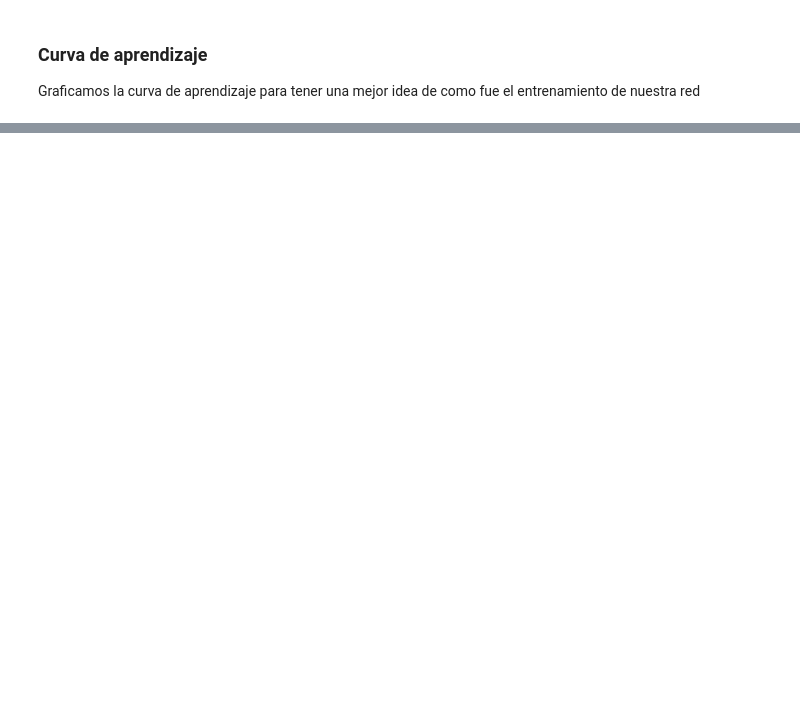
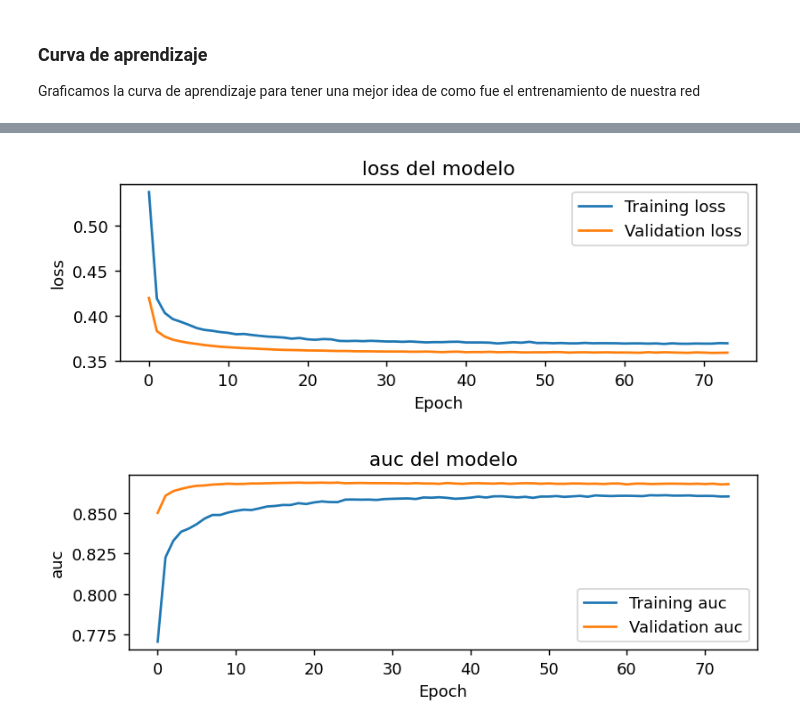
Before and after one commit to juan-roussilian/7506-Organizacion-de-Datos, a Jupyter notebook: TP2/red_neuronal.ipynb, the cells around one changed output, grey strips where cells are left out. Drawn from its saved outputs; the diff is of its cells as text; code cells hidden in the pictures; blank space fills up the shorter version.

```diff
--- a/TP2/red_neuronal.ipynb
+++ b/TP2/red_neuronal.ipynb
@@ -131,0 +248,13 @@ graficar_matriz_confusion(y_test_binario, y_pred.round())
+# %%
+dataframes_normalizados = normalizar_datos([X_train, X_test])
+X_train_norm = dataframes_normalizados[0]
+X_test_norm = dataframes_normalizados[1]
+# %%
+red_norm = crear_red(keras.optimizers.Adam(learning_rate=0.0001))
+
+historia_norm = red_norm.fit(
+    X_train_norm, y_train_binario, epochs=200,
+    validation_data=(X_test_norm, y_test_binario),
+    verbose=1,
+    callbacks=[early_stopping]
+)
@@ -131,0 +279,6 @@ graficar_matriz_confusion(y_test_binario, y_pred.round())
+# %%
+graficar_curva_aprendizaje(historia_norm,'loss')
+graficar_curva_aprendizaje(historia_norm,'auc')
+# %% [output]
+[figure, added]
+[figure, added]
```
Also changed, not shown: parts of 48 cells of this notebook, 1 other file.
